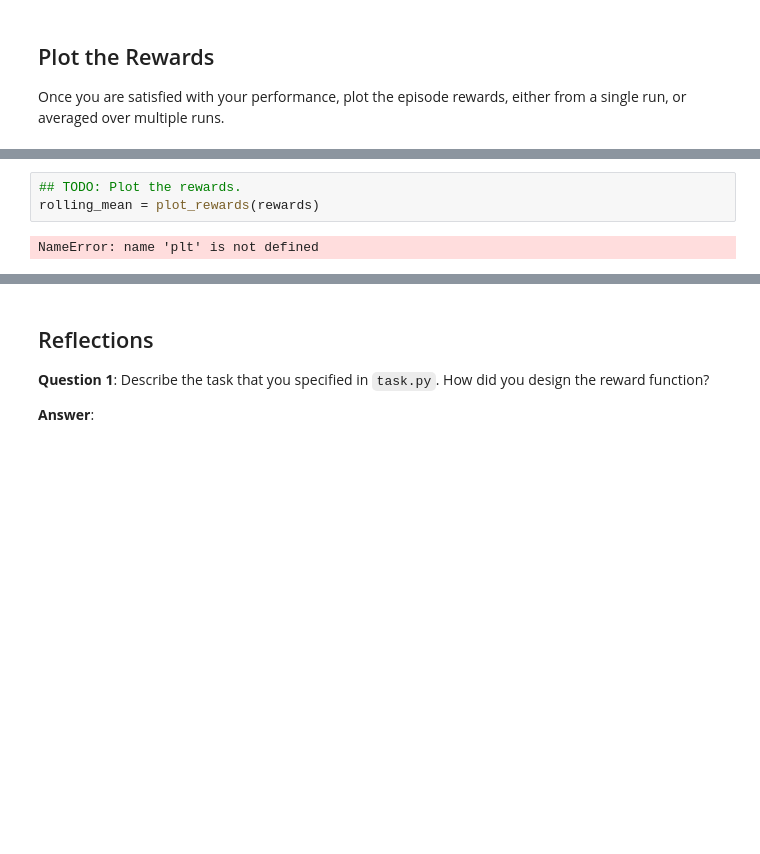
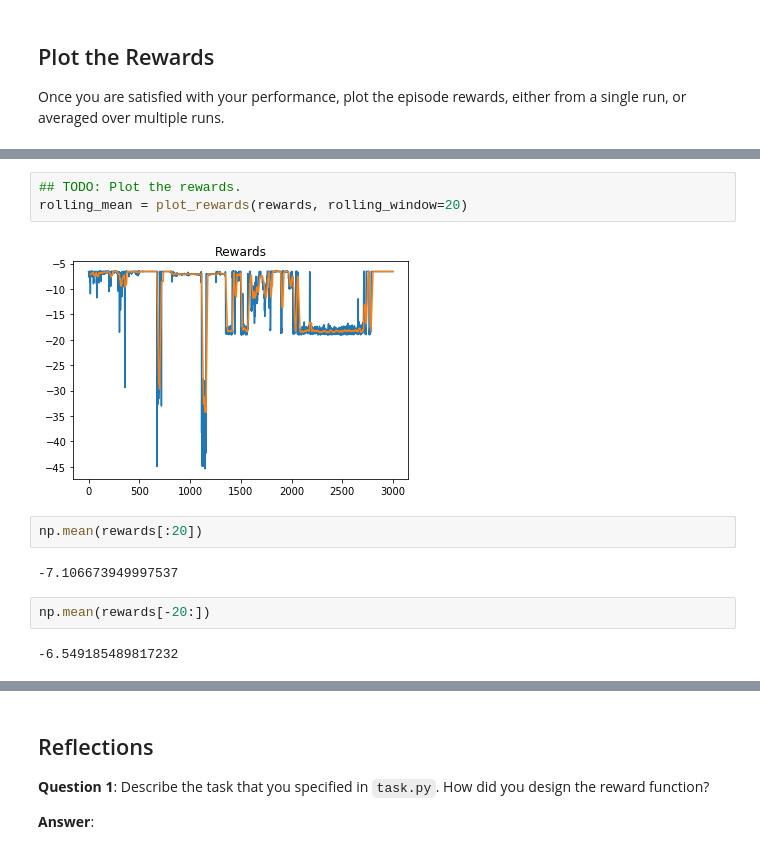
Before and after one commit to gromag/MachineLearning-Engineer-Specialisation-ReinforcementLearning-Quadcopter-2, a Jupyter notebook: Quadcopter_Project.ipynb, the cells around one changed output, grey strips where cells are left out. Cells and saved outputs as stored; diff of their text form; blank space fills up the shorter version.

```diff
--- a/Quadcopter_Project.ipynb
+++ b/Quadcopter_Project.ipynb
@@ -302,5 +353,13 @@ Once you are satisfied with your performance, plot the episode rewards, either f
 # %%
 ## TODO: Plot the rewards.
-rolling_mean = plot_rewards(rewards)
+rolling_mean = plot_rewards(rewards, rolling_window=20)
 # %% [output]
-NameError: name 'plt' is not defined
+[figure, added]
+# %%
+np.mean(rewards[:20])
+# %% [output]
+-7.106673949997537
+# %%
+np.mean(rewards[-20:])
+# %% [output]
+-6.549185489817232
```
Also changed, not shown: parts of 19 cells of this notebook.
